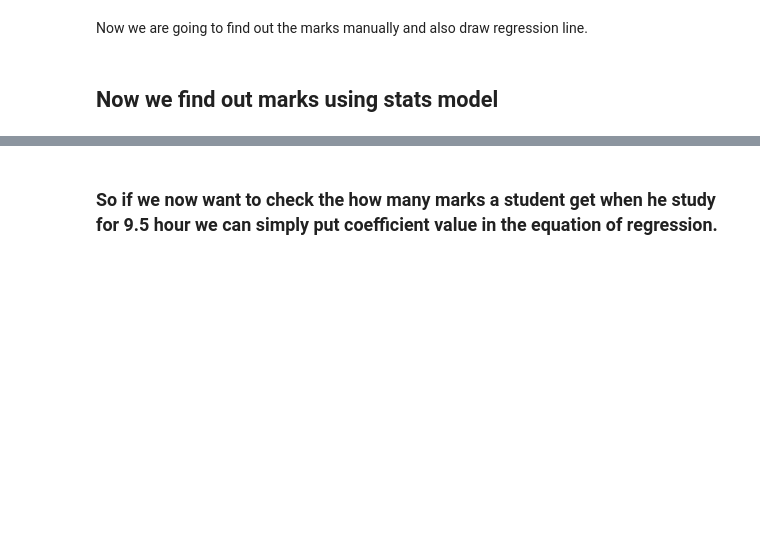
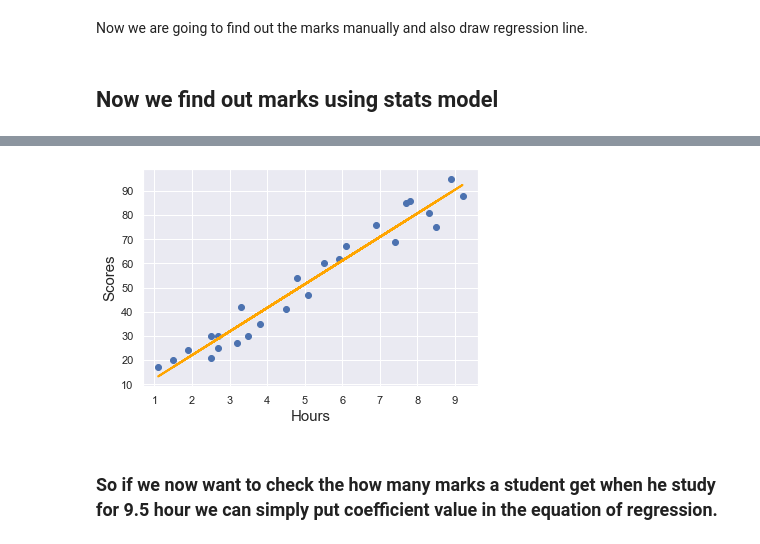
Before and after one commit to im-sudhir/GRIP-APR21-THE-SPARK-FOUNDATION, a Jupyter notebook: Task1.ipynb, the cells around one changed output, grey strips where cells are left out. Drawn from its saved outputs; the diff is of its cells as text; code cells hidden in the pictures; blank space fills up the shorter version.

```diff
--- a/Task1.ipynb
+++ b/Task1.ipynb
@@ -318,6 +318,16 @@ OLS Regression Results
 | Kurtosis: | 1.634 | Cond. No. | 13.0 |
 Notes:
 [1] Standard Errors assume that the covariance matrix of the errors is correctly specified.
+# %%
+# Plotting the regression line
+plt.scatter(x1,y)
+line=9.7758*x1+2.4837
+fig=plt.plot(x1,line,lw=2,c='orange',label='Regression Line')
+plt.xlabel('Hours',fontsize=15)
+plt.ylabel('Scores',fontsize=15)
+plt.show()
+# %% [output]
+[figure, added]
 # %% [markdown]
 ### So if we now want to check the how many marks a student get when he study for 9.5 hour we can simply put coefficient value in the equation of regression.
 # %%
```
Also changed, not shown: parts of 2 cells of this notebook.
